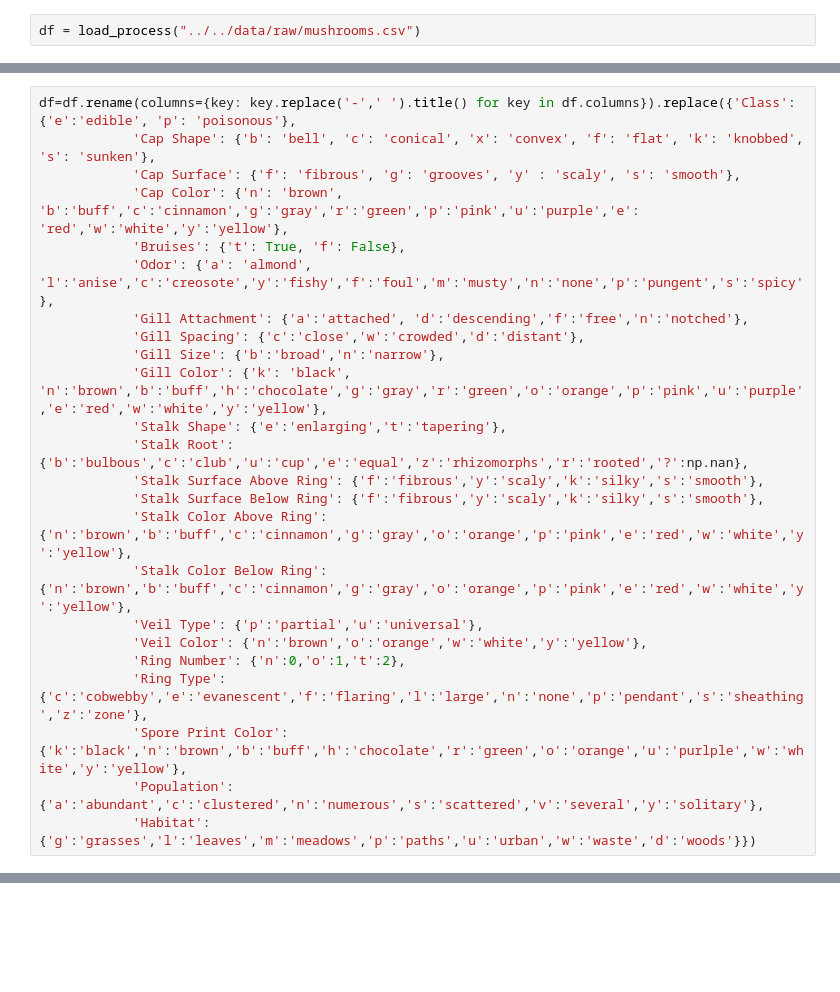
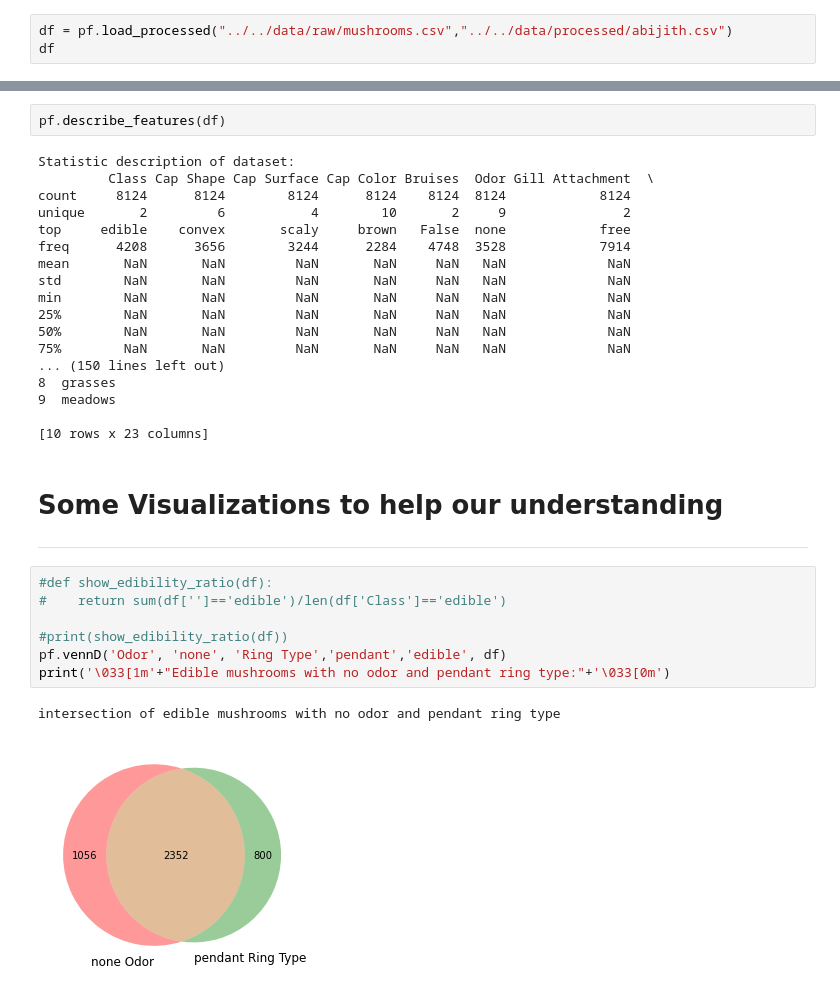
Before and after one commit to data301-2020-winter2/course-project-group_1009, a Jupyter notebook: analysis/abijith_ashok/Milestone2.ipynb, the cells around one changed output, grey strips where cells are left out. Cells and saved outputs as stored; diff of their text form; blank space fills up the shorter version.

Commit message:
Abijith: Added my part of the team document and finished my analysis for milestone 2

```diff
--- a/analysis/abijith_ashok/Milestone2.ipynb
+++ b/analysis/abijith_ashok/Milestone2.ipynb
@@ -9,2 +11,3 @@ for my analysis i want to see how good of an indicator the best tellers are when
 # %%
-df = load_process("../../data/raw/mushrooms.csv")
+df = pf.load_processed("../../data/raw/mushrooms.csv","../../data/processed/abijith.csv")
+df
@@ -40,24 +27,0 @@ df.describe()
-# %%
-df=df.rename(columns={key: key.replace('-',' ').title() for key in df.columns}).replace({'Class': {'e':'edible', 'p': 'poisonous'},
-            'Cap Shape': {'b': 'bell', 'c': 'conical', 'x': 'convex', 'f': 'flat', 'k': 'knobbed', 's': 'sunken'},
-            'Cap Surface': {'f': 'fibrous', 'g': 'grooves', 'y' : 'scaly', 's': 'smooth'},
-            'Cap Color': {'n': 'brown', 'b':'buff','c':'cinnamon','g':'gray','r':'green','p':'pink','u':'purple','e': 'red','w':'white','y':'yellow'},
-            'Bruises': {'t': True, 'f': False},
-            'Odor': {'a': 'almond', 'l':'anise','c':'creosote','y':'fishy','f':'foul','m':'musty','n':'none','p':'pungent','s':'spicy'},
-            'Gill Attachment': {'a':'attached', 'd':'descending','f':'free','n':'notched'},
-            'Gill Spacing': {'c':'close','w':'crowded','d':'distant'},
-            'Gill Size': {'b':'broad','n':'narrow'},
-            'Gill Color': {'k': 'black', 'n':'brown','b':'buff','h':'chocolate','g':'gray','r':'green','o':'orange','p':'pink','u':'purple','e':'red','w':'white','y':'yellow'},
-            'Stalk Shape': {'e':'enlarging','t':'tapering'},
-            'Stalk Root': {'b':'bulbous','c':'club','u':'cup','e':'equal','z':'rhizomorphs','r':'rooted','?':np.nan},
-            'Stalk Surface Above Ring': {'f':'fibrous','y':'scaly','k':'silky','s':'smooth'},
-            'Stalk Surface Below Ring': {'f':'fibrous','y':'scaly','k':'silky','s':'smooth'},
-            'Stalk Color Above Ring': {'n':'brown','b':'buff','c':'cinnamon','g':'gray','o':'orange','p':'pink','e':'red','w':'white','y':'yellow'},
-            'Stalk Color Below Ring': {'n':'brown','b':'buff','c':'cinnamon','g':'gray','o':'orange','p':'pink','e':'red','w':'white','y':'yellow'},
-            'Veil Type': {'p':'partial','u':'universal'},
-            'Veil Color': {'n':'brown','o':'orange','w':'white','y':'yellow'},
-            'Ring Number': {'n':0,'o':1,'t':2},
-            'Ring Type': {'c':'cobwebby','e':'evanescent','f':'flaring','l':'large','n':'none','p':'pendant','s':'sheathing','z':'zone'},
-            'Spore Print Color': {'k':'black','n':'brown','b':'buff','h':'chocolate','r':'green','o':'orange','u':'purlple','w':'white','y':'yellow'},
-            'Population': {'a':'abundant','c':'clustered','n':'numerous','s':'scattered','v':'several','y':'solitary'},
-            'Habitat': {'g':'grasses','l':'leaves','m':'meadows','p':'paths','u':'urban','w':'waste','d':'woods'}})
@@ -73,0 +36,33 @@ SyntaxError: invalid syntax (<ipython-input-97-dfa2125ed29f>, line 1)
+# %%
+pf.describe_features(df)
+# %% [output]
+Statistic description of dataset:
+         Class Cap Shape Cap Surface Cap Color Bruises  Odor Gill Attachment  \
+count     8124      8124        8124      8124    8124  8124            8124
+unique       2         6           4        10       2     9               2
+top     edible    convex       scaly     brown   False  none            free
+freq      4208      3656        3244      2284    4748  3528            7914
+mean       NaN       NaN         NaN       NaN     NaN   NaN             NaN
+std        NaN       NaN         NaN       NaN     NaN   NaN             NaN
+min        NaN       NaN         NaN       NaN     NaN   NaN             NaN
+25%        NaN       NaN         NaN       NaN     NaN   NaN             NaN
+50%        NaN       NaN         NaN       NaN     NaN   NaN             NaN
+75%        NaN       NaN         NaN       NaN     NaN   NaN             NaN
+... (150 lines left out)
+8  grasses
+9  meadows
+
+[10 rows x 23 columns]
+# %% [markdown]
+# Some Visualizations to help our understanding #
+---
+# %%
+#def show_edibility_ratio(df):
+#    return sum(df['']=='edible')/len(df['Class']=='edible')
+
+#print(show_edibility_ratio(df))
+pf.vennD('Odor', 'none', 'Ring Type','pendant','edible', df)
+print('\033[1m'+"Edible mushrooms with no odor and pendant ring type:"+'\033[0m')
+# %% [output]
+intersection of edible mushrooms with no odor and pendant ring type
+[figure, added]
```
Also changed, not shown: parts of 12 cells of this notebook, 4 other files.
